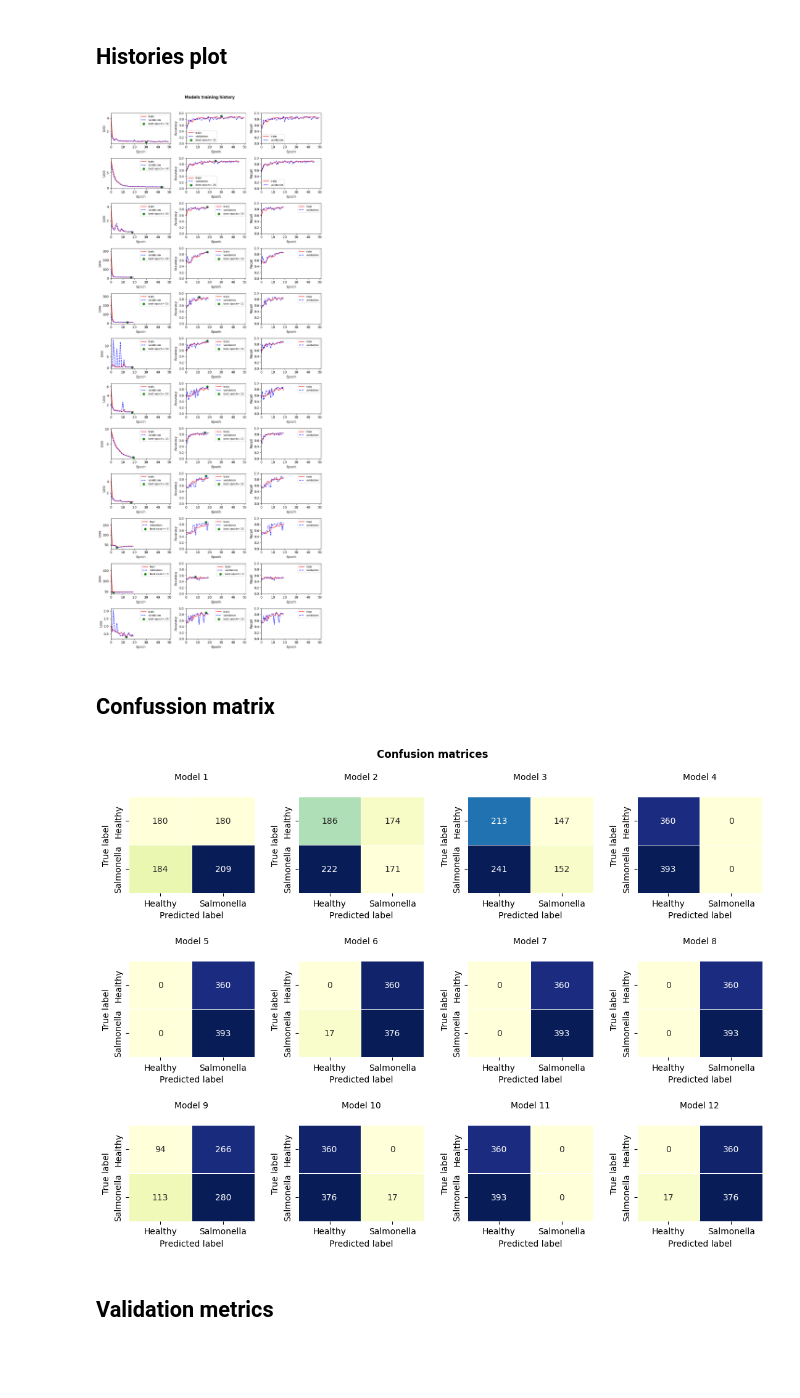
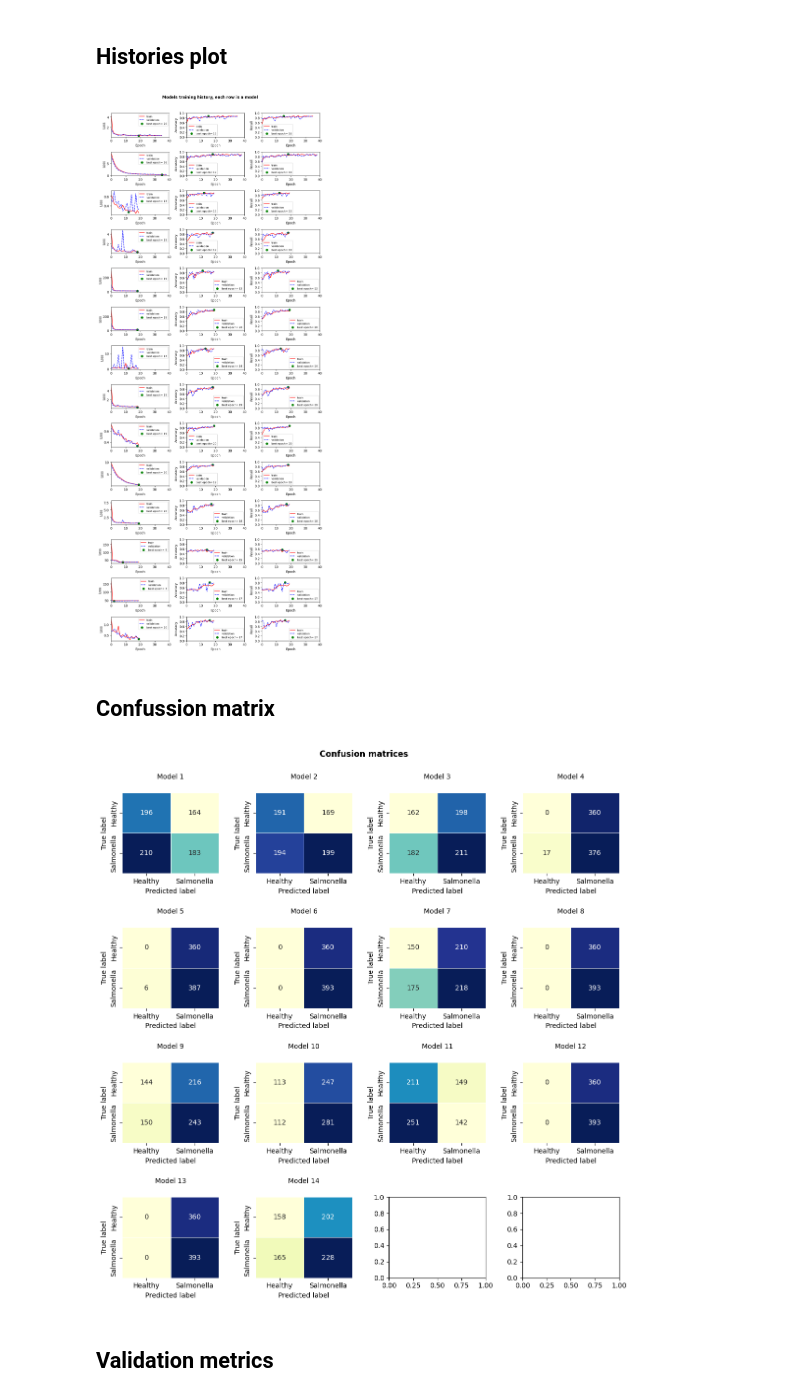
Before and after one commit to melissaortegaa/monografia, a Jupyter notebook: 02_baseline.ipynb, the cells around one changed output. Drawn from its saved outputs; the diff is of its cells as text; code cells hidden in the pictures; blank space fills up the shorter version.

```diff
--- a/02_baseline.ipynb
+++ b/02_baseline.ipynb
@@ -407,17 +406,19 @@ def create_cnn_model(custom_name, loss, optimizer, dropout, activation_output, r
 models_info = [
     ("Model 1", "categorical_crossentropy", tf.keras.optimizers.Adam(learning_rate=0.001),    0.5,  "softmax", 'l2'),
     ("Model 2", "categorical_crossentropy", tf.keras.optimizers.Adam(learning_rate=0.0001),   0.5,  "softmax", 'l2'),
-    ("Model 3", "categorical_crossentropy", tf.keras.optimizers.Adam(learning_rate=0.001),    None, "softmax", 'l2'),
-    ("Model 4", "categorical_crossentropy", tf.keras.optimizers.Adam(learning_rate=0.001),    0.5,  "softmax", 'l1'),
-    ("Model 5", "categorical_crossentropy", tf.keras.optimizers.Adam(learning_rate=0.001),    0.5,  "softmax", 'l1_l2'),
-    ("Model 6", "categorical_crossentropy", tf.keras.optimizers.Adam(learning_rate=0.001),    0.5,  "softmax",  False),
+    ("Model 3", "categorical_crossentropy", tf.keras.optimizers.Adam(learning_rate=0.0001),   None, "softmax",  False),
+    ("Model 4", "categorical_crossentropy", tf.keras.optimizers.Adam(learning_rate=0.001),    None, "softmax", 'l2'),
+    ("Model 5", "categorical_crossentropy", tf.keras.optimizers.Adam(learning_rate=0.001),    0.5,  "softmax", 'l1'),
+    ("Model 6", "categorical_crossentropy", tf.keras.optimizers.Adam(learning_rate=0.001),    0.5,  "softmax", 'l1_l2'),
+    ("Model 7", "categorical_crossentropy", tf.keras.optimizers.Adam(learning_rate=0.001),    0.5,  "softmax",  False),
 
-    ("Model 7", "categorical_crossentropy", tf.keras.optimizers.RMSprop(learning_rate=0.001),  0.5,  "softmax", 'l2'),
-    ("Model 8", "categorical_crossentropy", tf.keras.optimizers.RMSprop(learning_rate=0.0001), 0.5,  "softmax", 'l2'),
-    ("Model 9", "categorical_crossentropy", tf.keras.optimizers.RMSprop(learning_rate=0.001),  None, "softmax", 'l2'),
-    ("Model 10", "categorical_crossentropy", tf.keras.optimizers.RMSprop(learning_rate=0.001), 0.5,  "softmax", 'l1'),
-    ("Model 11", "categorical_crossentropy", tf.keras.optimizers.RMSprop(learning_rate=0.001), 0.5,  "softmax", 'l1_l2'),
-    ("Model 12", "categorical_crossentropy", tf.keras.optimizers.RMSprop(learning_rate=0.001), 0.5,  "softmax",  False),
+    ("Model 8", "categorical_crossentropy", tf.keras.optimizers.RMSprop(learning_rate=0.001),  0.5,  "softmax", 'l2'),
+    ("Model 9", "categorical_crossentropy", tf.keras.optimizers.RMSprop(learning_rate=0.0001), 0.5,  "softmax", 'l2'),
+    ("Model 10", "categorical_crossentropy", tf.keras.optimizers.RMSprop(learning_rate=0.0001),None, "softmax",  False),
+    ("Model 11", "categorical_crossentropy", tf.keras.optimizers.RMSprop(learning_rate=0.001), None, "softmax", 'l2'),
+    ("Model 12", "categorical_crossentropy", tf.keras.optimizers.RMSprop(learning_rate=0.001), 0.5,  "softmax", 'l1'),
+    ("Model 13", "categorical_crossentropy", tf.keras.optimizers.RMSprop(learning_rate=0.001), 0.5,  "softmax", 'l1_l2'),
+    ("Model 14", "categorical_crossentropy", tf.keras.optimizers.RMSprop(learning_rate=0.001), 0.5,  "softmax",  False),
 ]
 # %%
 # Create, compile and summarize the models
@@ -607,12 +608,14 @@ for i, history in enumerate(histories):
         val_max = hist['val_accuracy'].max()
         index_acc = hist['epoch'][val_max_index]
 
-        #val_recall_max_index = hist['val_recall'].idxmax()
-        #val_recall_max = hist['val_recall'].max()
-        #index_recall = hist['epoch'][val_recall_max_index]
+        val_recall_cols = hist.filter(like='val_recall')
+        val_recall_max_index = val_recall_cols.iloc[:, 0].idxmax()
+        val_recall_max = val_recall_cols.iloc[:, 0].max()
+        index_recall = hist['epoch'][val_recall_max_index]
 
         loss_label = f'best epoch= {str(index_loss + 1)}'
         acc_label = f'best epoch= {str(index_acc + 1)}'
+        recall_label = f'best epoch= {str(index_recall + 1)}'
 
         # Plot loss
         axes[i,0].plot(hist['epoch'], hist['loss'], label= 'train', ls ='-', color = 'red')
@@ -623,7 +626,7 @@ for i, history in enumerate(histories):
         # Plot accuracy
         axes[i,1].plot(hist['epoch'], hist['accuracy'], label= 'train',  ls ='-', color = 'red')
         axes[i,1].plot(hist['epoch'], hist['val_accuracy'], label = 'validation', ls = '--', color = 'blue')
-        axes[i,1].scatter(index_acc, val_max, s=40, c='green', label=acc_label)
+        axes[i,1].scatter(index_acc, val_max, s=40, c='green', label=recall_label)
         axes[i,1].set_yticks([0, 0.2, 0.4, 0.6, 0.8, 1.0])
         axes[i,1].set_ylabel('Accuracy')
 
@@ -632,6 +635,7 @@ for i, history in enumerate(histories):
         if val_recall_columns:
             axes[i,2].plot(hist['epoch'], hist[val_recall_columns[0]], label= 'train',  ls ='-', color = 'red')
             axes[i,2].plot(hist['epoch'], hist[val_recall_columns[1]], label= 'validation', ls = '--', color = 'blue')
+            axes[i,2].scatter(index_recall, val_recall_max, s=40, c='green', label=acc_label)
             axes[i,2].set_yticks([0, 0.2, 0.4, 0.6, 0.8, 1.0])
             axes[i,2].set_ylabel('Recall')
         else:
@@ -643,47 +647,45 @@ for i, history in enumerate(histories):
             axes[i,j].legend(fontsize = 8)
             axes[i,j].set_xlim([0, max_epoch+2])
 
-            #plt.figtext(0.5, ((i*-0.10) + 0.97), titles[i], va="center", ha="center", size=10)
-
-fig.suptitle("Models training history", fontsize = 12, weight='bold', y= 1.01)
+fig.suptitle("Models training history, each row is a model", fontsize = 12, weight='bold', y= 1.01)
 plt.tight_layout()
 plt.show();
 # %% [output]
-[figure, old version]
+[figure, new version]
 # %% [markdown]
 ## Confussion matrix
 # %%
 # Set figure
-fig, axes = plt.subplots(nrows=3, ncols=4, figsize=(11, 8))
+fig, axes = plt.subplots(nrows=4, ncols=4, figsize=(11, 11))
 
 # Get x-axis lenght
 max_epoch = max([max(history.epoch) for history in histories])
 
 # Plot the results for every epoch of each model
 for i, history in enumerate(histories):
 
     # Evaluate the model on the validation set
     y_pred = history.model.predict(validation_generator, verbose = 0)
     y_pred = np.argmax(y_pred, axis=1)
 
     # Get the true labels for the validation set
     y_true = validation_generator.classes
 
     # Calculate and plot the confusion matrix
     cm = confusion_matrix(y_true, y_pred)
     sns.heatmap(cm, annot=True, linewidths=.5, fmt='.0f', cbar=False, ax=axes[i//4, i%4], cmap=plt.cm.YlGnBu, xticklabels=['Healthy', 'Salmonella'],yticklabels=['Healthy', 'Salmonella'])
 
     # Add title and labels
     axes[i//4, i%4].set_title(titles[i], fontsize=10, pad=20)
     axes[i//4, i%4].set_xlabel('Predicted label', fontsize=10)
     axes[i//4, i%4].set_ylabel('True label', fontsize=10)
 
 # Styling
 fig.tight_layout(w_pad=2.0, h_pad=2.0)
 fig.suptitle("Confusion matrices", fontsize=12, y=1.03, weight='bold')
 plt.show();
 # %% [output]
-[figure, old version]
+[figure, new version]
 # %% [markdown]
 ## Validation metrics
 # %%
```
Also changed, not shown: parts of 15 cells of this notebook.
